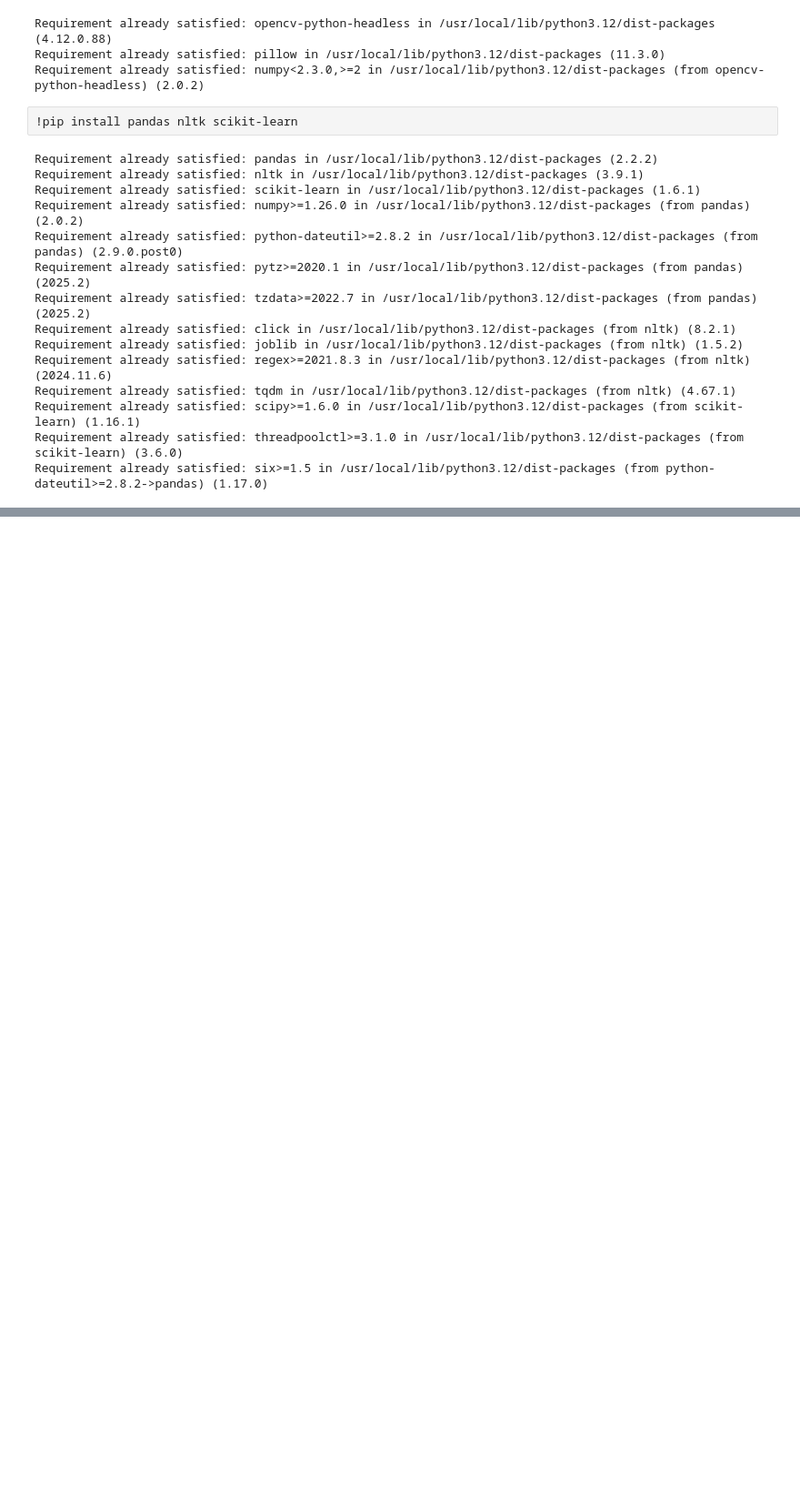
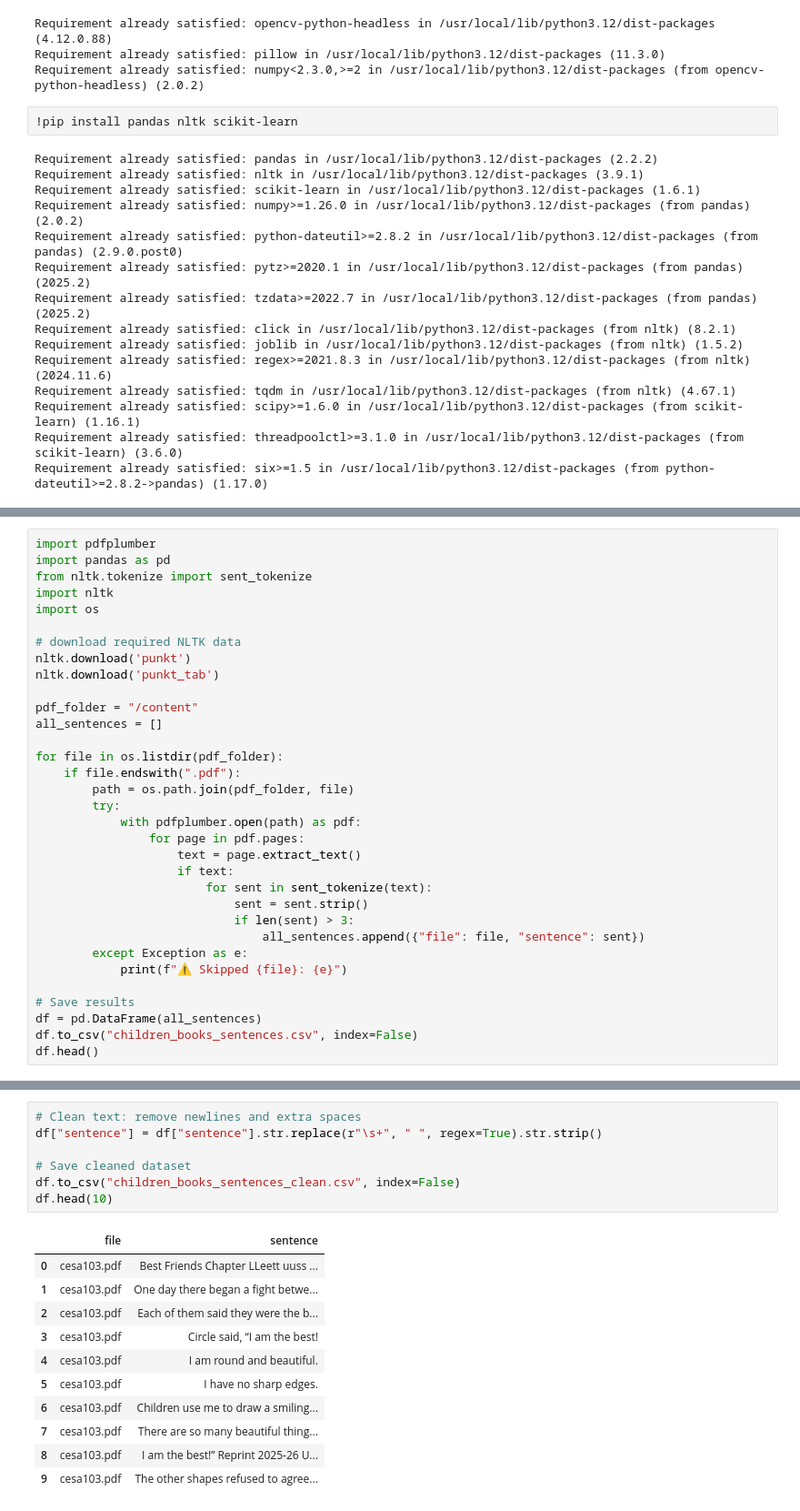
Before and after one commit to Ananyas-7/ai-dyslexia-tool, a Jupyter notebook: notebooks/data_preprocessing.ipynb, the cells around one changed output, grey strips where cells are left out. Shown: that part at 91% size. Cells and saved outputs as stored; diff of their text form; blank space fills up the shorter version.

```diff
--- a/notebooks/data_preprocessing.ipynb
+++ b/notebooks/data_preprocessing.ipynb
@@ -64,0 +186,33 @@ print(os.listdir(pdf_folder))
+# %%
+import pdfplumber
+import pandas as pd
+from nltk.tokenize import sent_tokenize
+import nltk
+import os
+
+# download required NLTK data
+nltk.download('punkt')
+nltk.download('punkt_tab')
+
+pdf_folder = "/content"
+all_sentences = []
+
+for file in os.listdir(pdf_folder):
+    if file.endswith(".pdf"):
+        path = os.path.join(pdf_folder, file)
+        try:
+            with pdfplumber.open(path) as pdf:
+                for page in pdf.pages:
+                    text = page.extract_text()
+                    if text:
+                        for sent in sent_tokenize(text):
+                            sent = sent.strip()
+                            if len(sent) > 3:
+                                all_sentences.append({"file": file, "sentence": sent})
+        except Exception as e:
+            print(f"⚠️ Skipped {file}: {e}")
+
+# Save results
+df = pd.DataFrame(all_sentences)
+df.to_csv("children_books_sentences.csv", index=False)
+df.head()
@@ -64,0 +243,19 @@ print(os.listdir(pdf_folder))
+# %%
+# Clean text: remove newlines and extra spaces
+df["sentence"] = df["sentence"].str.replace(r"\s+", " ", regex=True).str.strip()
+
+# Save cleaned dataset
+df.to_csv("children_books_sentences_clean.csv", index=False)
+df.head(10)
+# %% [output]
+|  | file | sentence |
+| 0 | cesa103.pdf | Best Friends Chapter LLeett uuss ... |
+| 1 | cesa103.pdf | One day there began a fight betwe... |
+| 2 | cesa103.pdf | Each of them said they were the b... |
+| 3 | cesa103.pdf | Circle said, “I am the best! |
+| 4 | cesa103.pdf | I am round and beautiful. |
+| 5 | cesa103.pdf | I have no sharp edges. |
+| 6 | cesa103.pdf | Children use me to draw a smiling... |
+| 7 | cesa103.pdf | There are so many beautiful thing... |
+| 8 | cesa103.pdf | I am the best!” Reprint 2025-26 U... |
+| 9 | cesa103.pdf | The other shapes refused to agree... |
```
Also changed, not shown: parts of 16 cells of this notebook.
